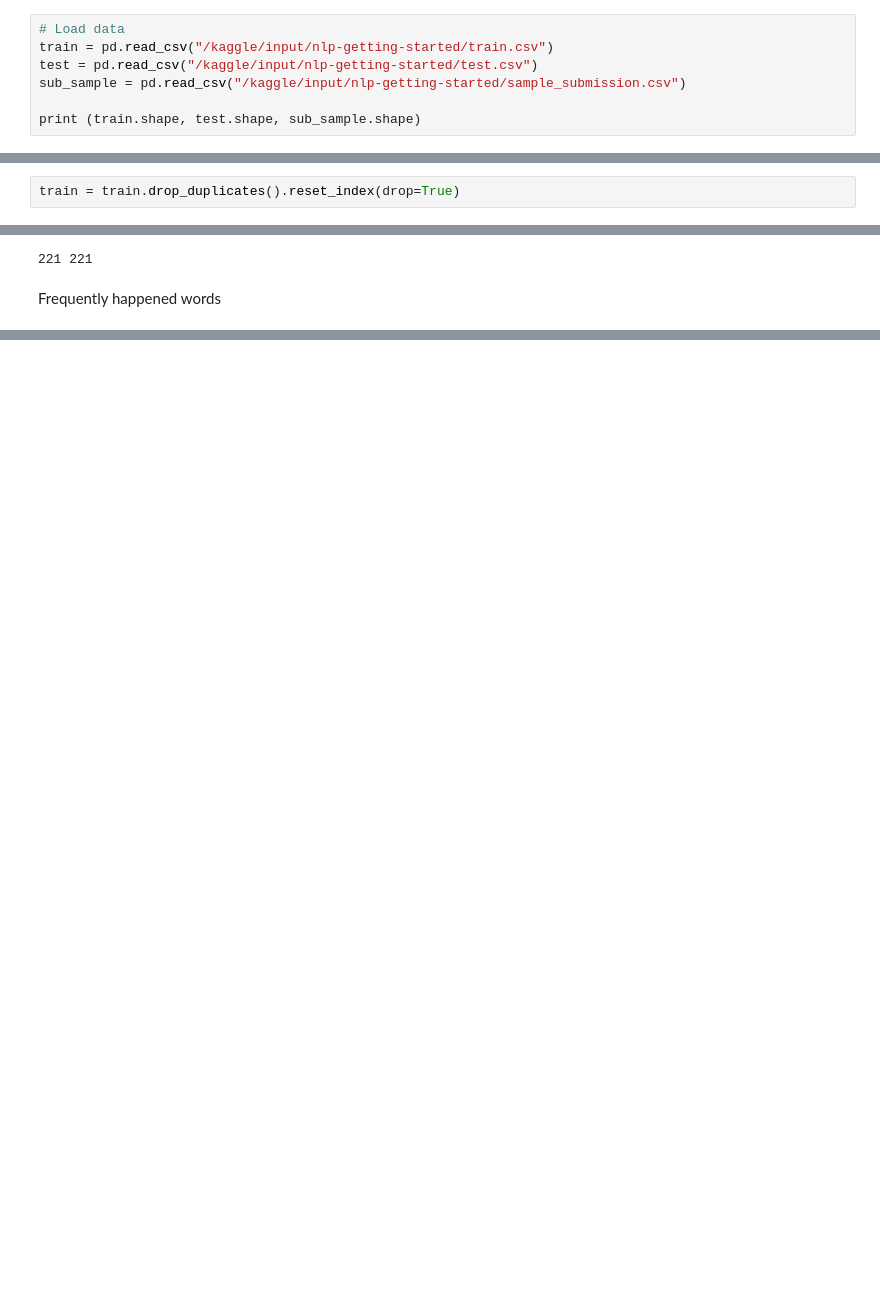
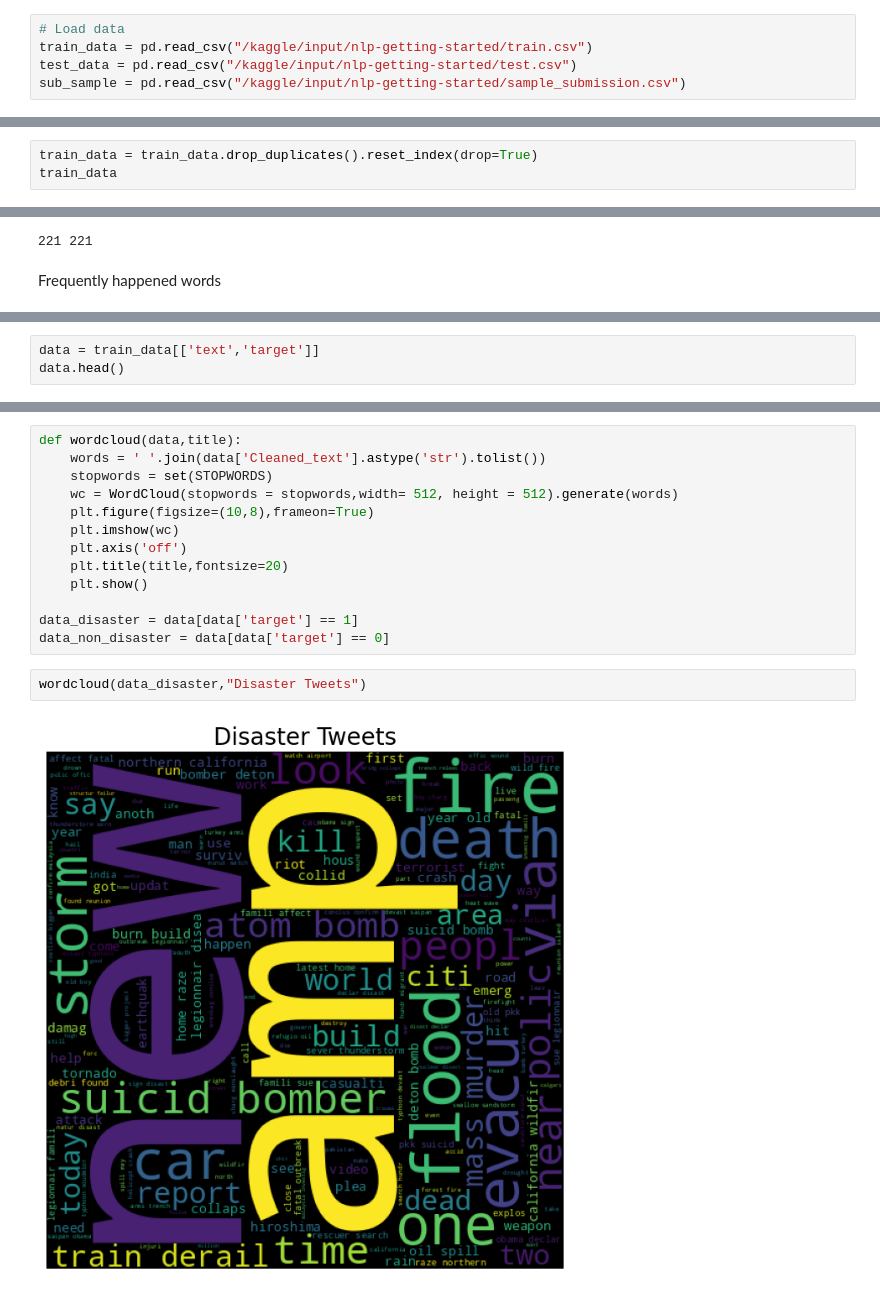
Before and after one commit to Meserat/NLP-Disaster-Tweets, a Jupyter notebook: nlp-disaster-tweets.ipynb, the cells around one changed output, grey strips where cells are left out. Cells and saved outputs as stored; diff of their text form; blank space fills up the shorter version.

Commit message:
Kaggle Notebook | NLP-Disaster-Tweets | Version 2|data cleaning

```diff
--- a/nlp-disaster-tweets.ipynb
+++ b/nlp-disaster-tweets.ipynb
@@ -30,7 +97,5 @@ import string
 # %%
 # Load data
-train = pd.read_csv("/kaggle/input/nlp-getting-started/train.csv")
-test = pd.read_csv("/kaggle/input/nlp-getting-started/test.csv")
+train_data = pd.read_csv("/kaggle/input/nlp-getting-started/train.csv")
+test_data = pd.read_csv("/kaggle/input/nlp-getting-started/test.csv")
 sub_sample = pd.read_csv("/kaggle/input/nlp-getting-started/sample_submission.csv")
-
-print (train.shape, test.shape, sub_sample.shape)
@@ -53,4 +147,5 @@ train.duplicated().sum()
 # %% [output]
 0
 # %%
-train = train.drop_duplicates().reset_index(drop=True)
+train_data = train_data.drop_duplicates().reset_index(drop=True)
+train_data
@@ -135,0 +286,3 @@ plt.show()
+# %%
+data = train_data[['text','target']]
+data.head()
@@ -135,0 +416,17 @@ plt.show()
+# %%
+def wordcloud(data,title):
+    words = ' '.join(data['Cleaned_text'].astype('str').tolist())
+    stopwords = set(STOPWORDS)
+    wc = WordCloud(stopwords = stopwords,width= 512, height = 512).generate(words)
+    plt.figure(figsize=(10,8),frameon=True)
+    plt.imshow(wc)
+    plt.axis('off')
+    plt.title(title,fontsize=20)
+    plt.show()
+
+data_disaster = data[data['target'] == 1]
+data_non_disaster = data[data['target'] == 0]
+# %%
+wordcloud(data_disaster,"Disaster Tweets")
+# %% [output]
+[figure, added]
```
Also changed, not shown: parts of 42 cells of this notebook.
